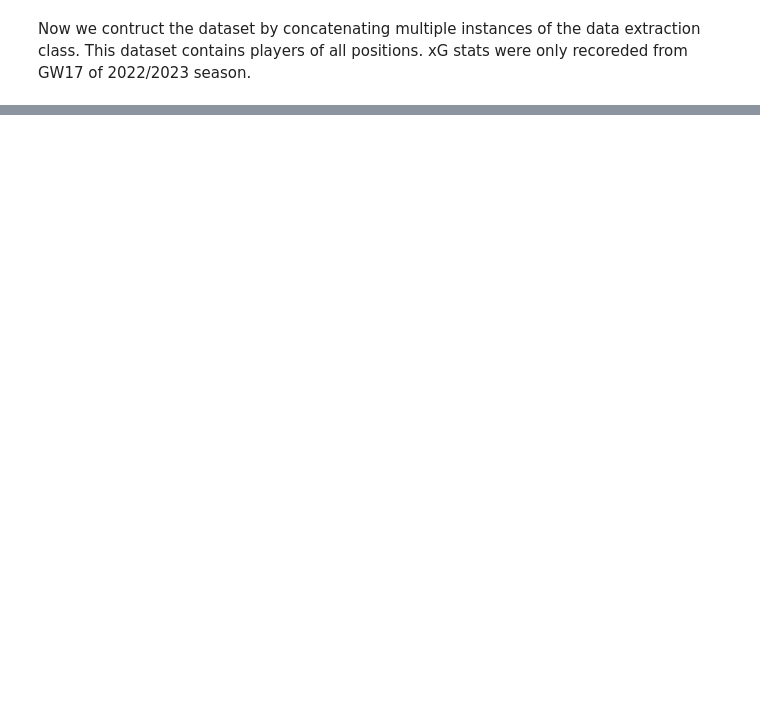
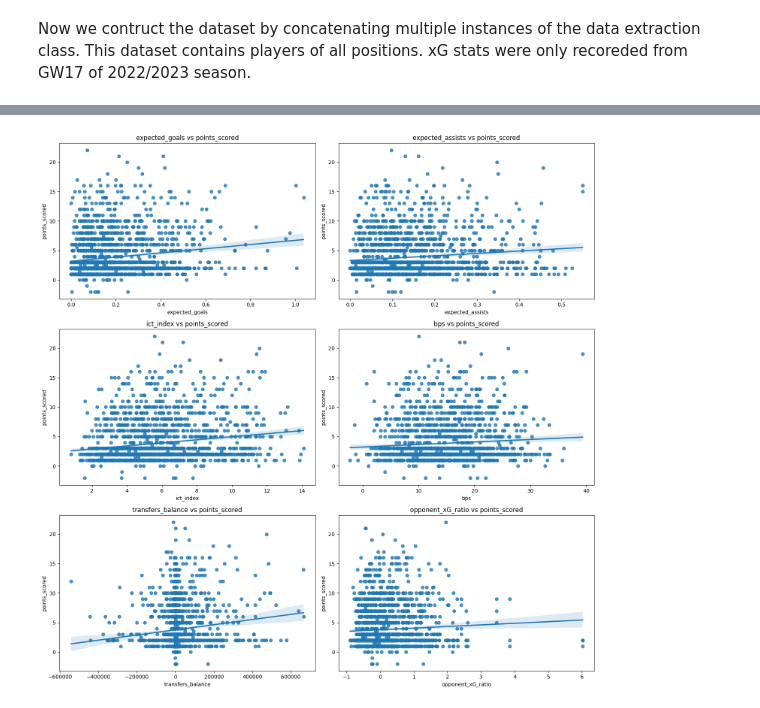
Before and after one commit to ofraley24/FPL, a Jupyter notebook: xfantasy.ipynb, the cells around one changed output, grey strips where cells are left out. Drawn from its saved outputs; the diff is of its cells as text; code cells hidden in the pictures; blank space fills up the shorter version.

Commit message:
Kaggle Notebook | Predicting FPL Points  | Version 7

```diff
--- a/xfantasy.ipynb
+++ b/xfantasy.ipynb
@@ -198,0 +202,3 @@ ATT_FEATURES = ['value', 'minutes', 'transfers_balance', 'selected', 'team_defen
+# %%
+features = data.copy().columns.to_list()
+features
@@ -199 +223,7 @@ ATT_FEATURES = ['value', 'minutes', 'transfers_balance', 'selected', 'team_defen
+# %%
+features_to_drop_gk = ['saves', 'opponent_team', 'fixture', 'position', 'goals', 'expected_goals', 'expected_goal_involvements', 'points_scored', 'starts']
+features_to_drop_outfield = ['saves', 'opponent_team', 'fixture', 'position', 'points_scored', 'tranfers_in', 'transfers_out', 'goals_conceded', 'red_cards', 'starts']
+
+gk_features = [feature for feature in features if feature not in features_to_drop_gk]
+outfield_features = [feature for feature in features if feature not in features_to_drop_outfield]
 # %%
@@ -213,3 +249,40 @@ gk_data = position_dataset('GK', data)
 def_data = position_dataset('DEF', data)
 mid_data = position_dataset('MID', data)
 fwd_data = position_dataset('FWD', data)
+# %%
+def plot_feature_target_relationship(data, target, features):
+    num_cols = 2
+    num_rows = (len(features) + 1) // num_cols
+    fig, axes = plt.subplots(num_rows, num_cols, figsize=(15, num_rows*5))
+
+    for i, feature in enumerate(features):
+        row = i // num_cols
+        col = i % num_cols
+        ax = axes[row, col] if num_rows > 1 else axes[col]
+        sns.regplot(x=feature, y=target, data=data, ax=ax, ci=95)
+        ax.set_title(f'{feature} vs {target}')
+        ax.set_xlabel(feature)
+        ax.set_ylabel(target)
+
+    for i in range(len(features), num_rows*num_cols):
+        row = i // num_cols
+        col = i % num_cols
+        fig.delaxes(axes[row, col] if num_rows > 1 else axes[col])
+
+    plt.tight_layout()
+    plt.show()
+
+def plot_home_vs_points(data, categorical_feature, points):
+    plt.figure(figsize=(10, 6))
+    sns.boxplot(x=categorical_feature, y=points, data=data)
+    plt.title(f'{categorical_feature} vs {points}', fontsize=16)
+    plt.xlabel(categorical_feature, fontsize=14)
+    plt.ylabel(points, fontsize=14)
+    plt.xticks(rotation=45)
+    plt.show()
+# %%
+features_to_plot = ['expected_goals', 'expected_assists', 'ict_index', 'bps', 'transfers_balance', 'opponent_xG_ratio']
+# %%
+plot_feature_target_relationship(mid_data, 'points_scored',  features_to_plot)
+# %% [output]
+[figure, added]
```
Also changed, not shown: parts of 78 cells of this notebook.
